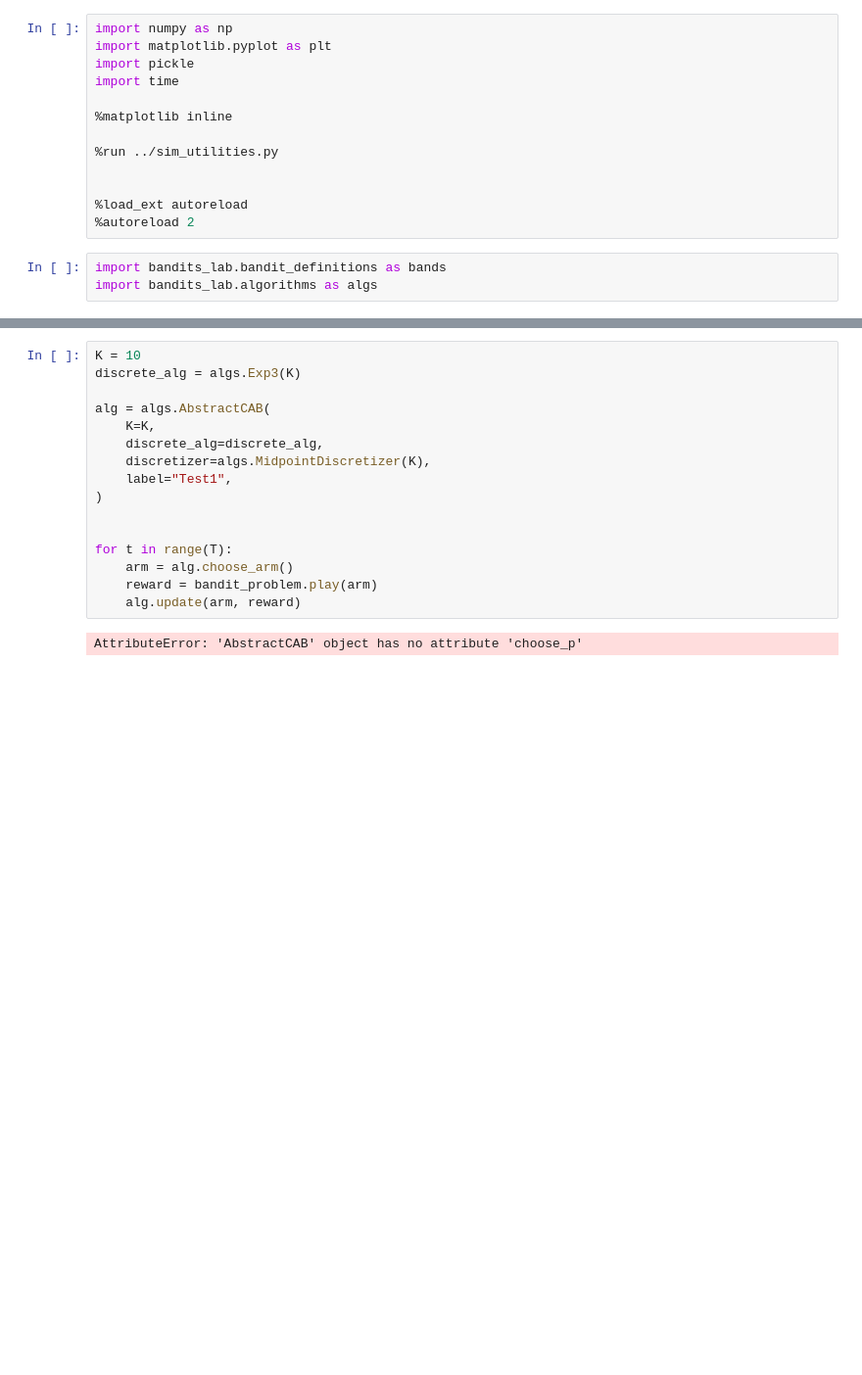
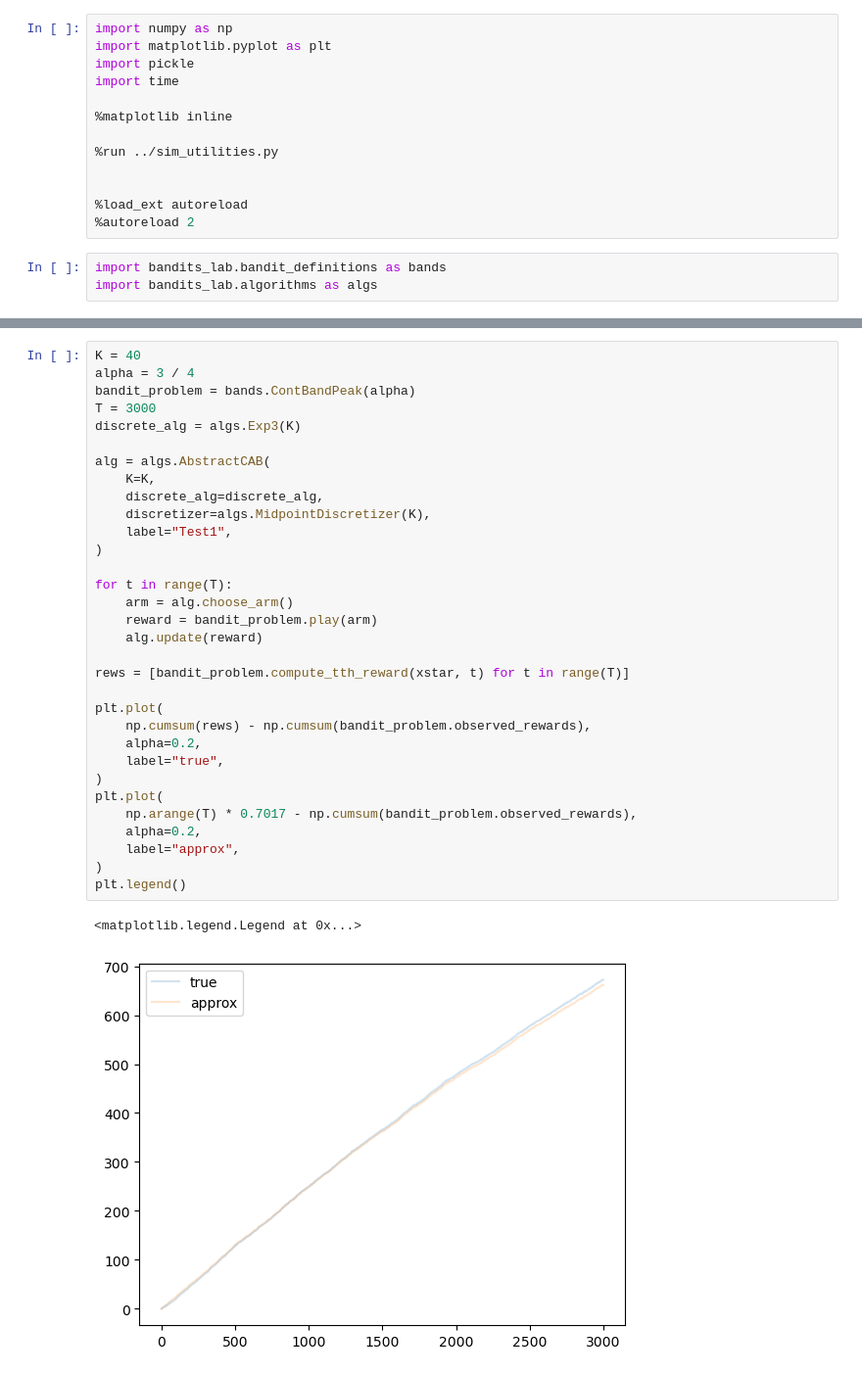
Before and after one commit to H2DI/bandits_lab, a Jupyter notebook: notebooks/adv_bandits.ipynb, the cells around one changed output, grey strips where cells are left out. Shown: that part at 98% size. Saved outputs shown, nothing was run; the diff lists cells and outputs as text; blank space fills up the shorter version.

```diff
--- a/notebooks/adv_bandits.ipynb
+++ b/notebooks/adv_bandits.ipynb
@@ -29,18 +63,35 @@ plt.plot(xs, bandit_problem.compute_cum_reward(xs) / T)
 # %%
-K = 10
+K = 40
+alpha = 3 / 4
+bandit_problem = bands.ContBandPeak(alpha)
+T = 3000
 discrete_alg = algs.Exp3(K)
 
 alg = algs.AbstractCAB(
     K=K,
     discrete_alg=discrete_alg,
     discretizer=algs.MidpointDiscretizer(K),
     label="Test1",
 )
 
-
 for t in range(T):
     arm = alg.choose_arm()
     reward = bandit_problem.play(arm)
-    alg.update(arm, reward)
+    alg.update(reward)
+
+rews = [bandit_problem.compute_tth_reward(xstar, t) for t in range(T)]
+
+plt.plot(
+    np.cumsum(rews) - np.cumsum(bandit_problem.observed_rewards),
+    alpha=0.2,
+    label="true",
+)
+plt.plot(
+    np.arange(T) * 0.7017 - np.cumsum(bandit_problem.observed_rewards),
+    alpha=0.2,
+    label="approx",
+)
+plt.legend()
 # %% [output]
-AttributeError: 'AbstractCAB' object has no attribute 'choose_p'
+<matplotlib.legend.Legend at 0x...>
+[figure, added]
```
Also changed, not shown: parts of 6 cells of this notebook, 3 other files.
